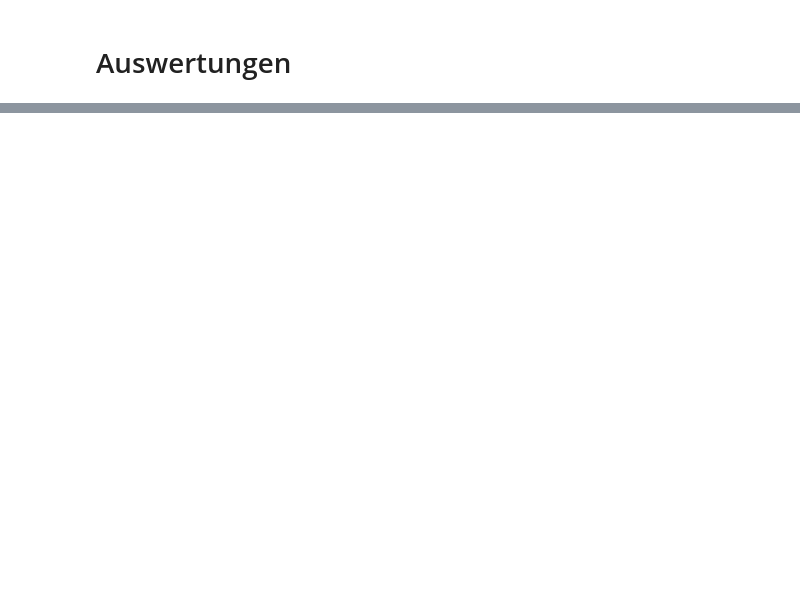
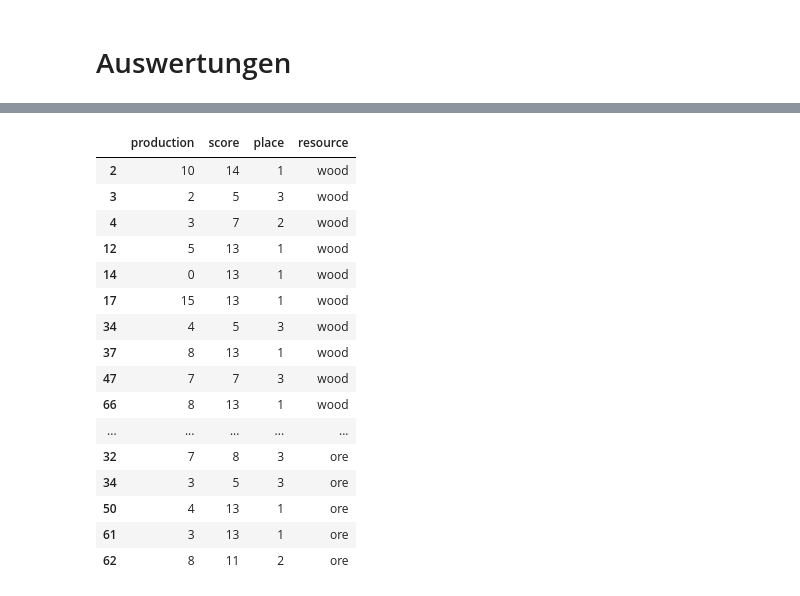
Before and after one commit to mxfuh/catan_data, a Jupyter notebook: catan_insights.ipynb, the cells around one changed output, grey strips where cells are left out. Saved outputs shown, nothing was run; the diff lists cells and outputs as text; code cells hidden in the pictures; blank space fills up the shorter version.

```diff
--- a/catan_insights.ipynb
+++ b/catan_insights.ipynb
@@ -77,0 +155,18 @@ shares.to_excel("xxv001 - resource shares by player.xlsx")
+# %%
+x = []
+for resource in resources:
+    if resource not in ["paper","coin","fabric"]:
+        tdf = df.loc[df["port_"+resource]==1].copy()
+        tres = tdf[["p_sum_"+resource,"score","place"]].copy().rename(columns = {"p_sum_"+resource:"production"})
+        tres["resource"] = resource
+        x.append(tres)
+
+port_res = pd.concat(x)
+display(port_res)
+
+
+#X = port_res[["production"]]
+#X = sm.add_constant(X)
+#y = port_res["score"]
+#model = sm.OLS(y, X,missing = "drop",hasconst=True).fit()
+#model.summary()
@@ -77,0 +185,36 @@ shares.to_excel("xxv001 - resource shares by player.xlsx")
+# %%
+x = []
+for resource in resources:
+    if resource not in ["paper","coin","fabric"]:
+        tdf = df.loc[df["prox_port_"+resource]==1].copy()
+        tres = tdf[["p_sum_"+resource,"score","place"]].copy().rename(columns = {"p_sum_"+resource:"production"})
+        tres["resource"] = resource
+        x.append(tres)
+
+prox_port_res = pd.concat(x)
+display(prox_port_res)
+
+
+#X = prox_port_res[["production"]]
+#X = sm.add_constant(X)
+#y = prox_port_res["score"]
+#model = sm.OLS(y, X,missing = "drop",hasconst=True).fit()
+#model.summary()
+# %% [output]
+|  | production | score | place | resource |
+| 2 | 10 | 14 | 1 | wood |
+| 3 | 2 | 5 | 3 | wood |
+| 4 | 3 | 7 | 2 | wood |
+| 12 | 5 | 13 | 1 | wood |
+| 14 | 0 | 13 | 1 | wood |
+| 17 | 15 | 13 | 1 | wood |
+| 34 | 4 | 5 | 3 | wood |
+| 37 | 8 | 13 | 1 | wood |
+| 47 | 7 | 7 | 3 | wood |
+| 66 | 8 | 13 | 1 | wood |
+| ... | ... | ... | ... | ... |
+| 32 | 7 | 8 | 3 | ore |
+| 34 | 3 | 5 | 3 | ore |
+| 50 | 4 | 13 | 1 | ore |
+| 61 | 3 | 13 | 1 | ore |
+| 62 | 8 | 11 | 2 | ore |
```
Also changed, not shown: parts of 19 cells of this notebook.
